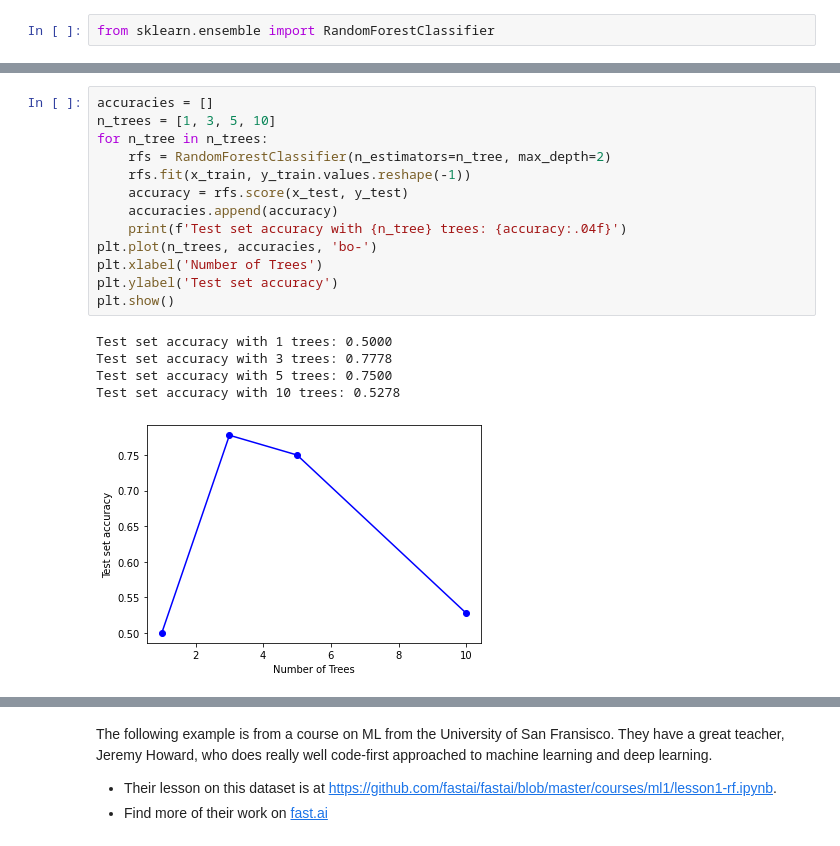
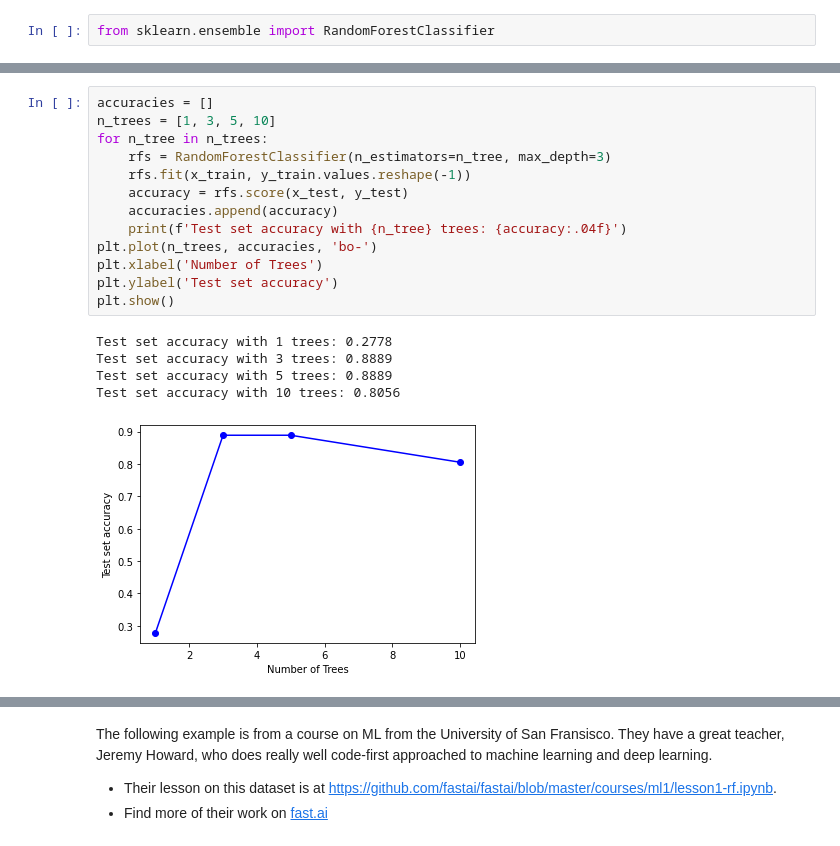
Before and after one commit to Baukebrenninkmeijer/Code-First-Introduction-to-Machine-Learning, a Jupyter notebook: intro_to_ml_in_python.ipynb, the cells around one changed output, grey strips where cells are left out. Saved outputs shown, nothing was run; the diff lists cells and outputs as text.

```diff
--- a/intro_to_ml.ipynb
+++ b/intro_to_ml_in_python.ipynb
@@ -276,22 +295,22 @@ Test set accuracy: 0.89
 # %%
 accuracies = []
 n_trees = [1, 3, 5, 10]
 for n_tree in n_trees:
-    rfs = RandomForestClassifier(n_estimators=n_tree, max_depth=2)
+    rfs = RandomForestClassifier(n_estimators=n_tree, max_depth=3)
     rfs.fit(x_train, y_train.values.reshape(-1))
     accuracy = rfs.score(x_test, y_test)
     accuracies.append(accuracy)
     print(f'Test set accuracy with {n_tree} trees: {accuracy:.04f}')
 plt.plot(n_trees, accuracies, 'bo-')
 plt.xlabel('Number of Trees')
 plt.ylabel('Test set accuracy')
 plt.show()
 # %% [output]
-Test set accuracy with 1 trees: 0.5000
-Test set accuracy with 3 trees: 0.7778
-Test set accuracy with 5 trees: 0.7500
-Test set accuracy with 10 trees: 0.5278
+Test set accuracy with 1 trees: 0.2778
+Test set accuracy with 3 trees: 0.8889
+Test set accuracy with 5 trees: 0.8889
+Test set accuracy with 10 trees: 0.8056
-[figure, old version]
+[figure, new version]
 # %% [markdown]
 # Lets make it a bit more interesting
 This was only done on a very simple datasetand we have only looking at the modelling, and nothing else around.
```
Also changed, not shown: parts of 31 cells of this notebook, 4 other files.
